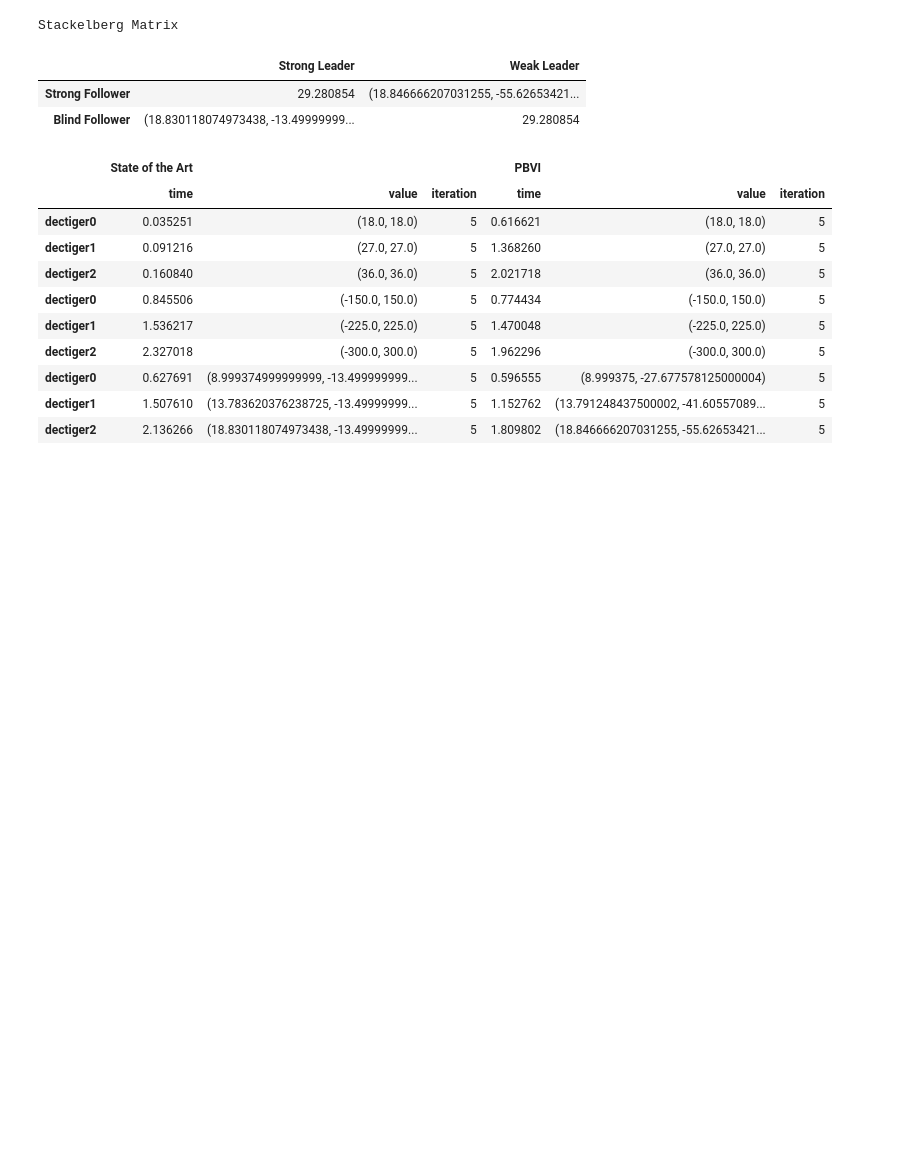
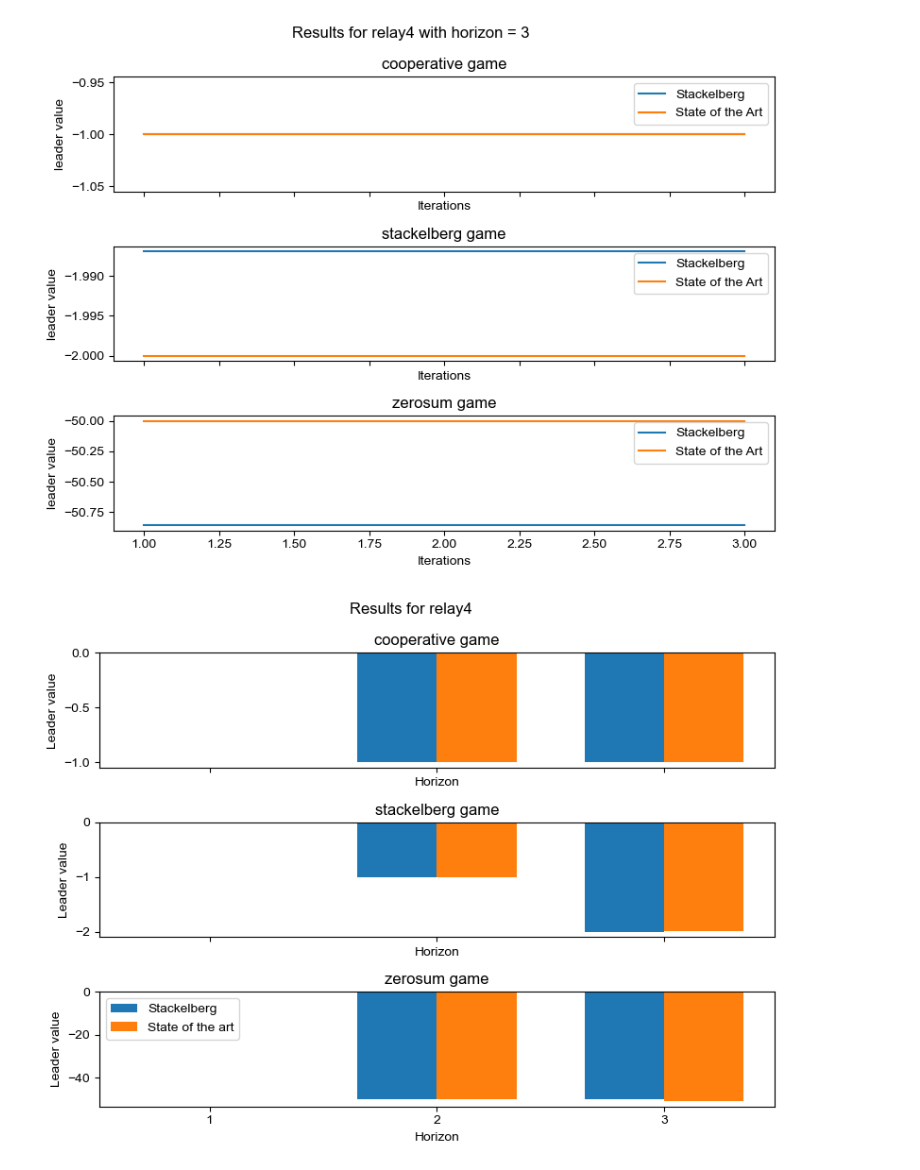
Before and after one commit to izzikampono/Thesis, a Jupyter notebook: testing.ipynb, the cells around one changed output. Drawn from its saved outputs; the diff is of its cells as text; code cells hidden in the pictures; blank space fills up the shorter version.

Commit message:
add plots n expeiriment class

```diff
--- a/testing.ipynb
+++ b/testing.ipynb
@@ -9,7 +9,5 @@ import os
 from constant import Constants
 import gc
 gc.enable()
-from matplotlib import rc
-plt.rcParams["font.family"] = "Arial"
 # %%
 #set problem
@@ -263,43 +123,6 @@ horizon_value_plot(pd.DataFrame(database))
-# %%
-print("Stackelberg Matrix")
-pd.DataFrame(matrix)
-# %% [output]
-Stackelberg Matrix
-|  | Strong Leader | Weak Leader |
-| Strong Follower | 29.280854 | (18.846666207031255, -55.62653421... |
-| Blind Follower | (18.830118074973438, -13.49999999... | 29.280854 |
-# %%
-algorithms = ['State of the Art','PBVI']
-columns = pd.MultiIndex.from_product([algorithms, ['time', 'value', 'iteration']])
-data = pd.DataFrame(database)
-
-# Create an empty DataFrame with the specified columns
-df = pd.DataFrame(columns=columns)
-
-for gametype in ["cooperative","zerosum","stackelberg"]:
-    game_data = []
-    for horizon in range(planning_horizon):
-        new_row_data = []
-        for SOTA in ["State of the Art","Stackelberg"]:
-            current_data = data[data["SOTA"]==SOTA][data["horizon"]==horizon+1][data["gametype"]==gametype]
-            time = current_data["time"].values[0][num_iterations-1]
-            value = current_data["values"].values[0][num_iterations-1]
-            iteration = current_data["iterations"].values[0]
-            new_row_data = new_row_data + [time,value,iteration]
-        game_data.append(new_row_data)
-    new_row = pd.DataFrame(game_data, columns=columns)
-    df = df.merge(new_row, how='outer')
-
-df.set_index(np.array([f"{problem.name}{horizon}"for gametype in ["cooperative","zerosum","stackelberg"]for horizon in range(planning_horizon)]))
-# %% [output]
-|  | State of the Art |  |  | PBVI |  |  |
-|  | time | value | iteration | time | value | iteration |
-| dectiger0 | 0.035251 | (18.0, 18.0) | 5 | 0.616621 | (18.0, 18.0) | 5 |
-| dectiger1 | 0.091216 | (27.0, 27.0) | 5 | 1.368260 | (27.0, 27.0) | 5 |
-| dectiger2 | 0.160840 | (36.0, 36.0) | 5 | 2.021718 | (36.0, 36.0) | 5 |
-| dectiger0 | 0.845506 | (-150.0, 150.0) | 5 | 0.774434 | (-150.0, 150.0) | 5 |
-| dectiger1 | 1.536217 | (-225.0, 225.0) | 5 | 1.470048 | (-225.0, 225.0) | 5 |
-| dectiger2 | 2.327018 | (-300.0, 300.0) | 5 | 1.962296 | (-300.0, 300.0) | 5 |
-| dectiger0 | 0.627691 | (8.999374999999999, -13.499999999... | 5 | 0.596555 | (8.999375, -27.677578125000004) | 5 |
-| dectiger1 | 1.507610 | (13.783620376238725, -13.49999999... | 5 | 1.152762 | (13.791248437500002, -41.60557089... | 5 |
-| dectiger2 | 2.136266 | (18.830118074973438, -13.49999999... | 5 | 1.809802 | (18.846666207031255, -55.62653421... | 5 |
+# %%
+experiment.plots()
+experiment.horizon_value_plot()
+# %% [output]
+[figure, added]
+[figure, added]
```
Also changed, not shown: parts of 9 cells of this notebook, 33 other files.
